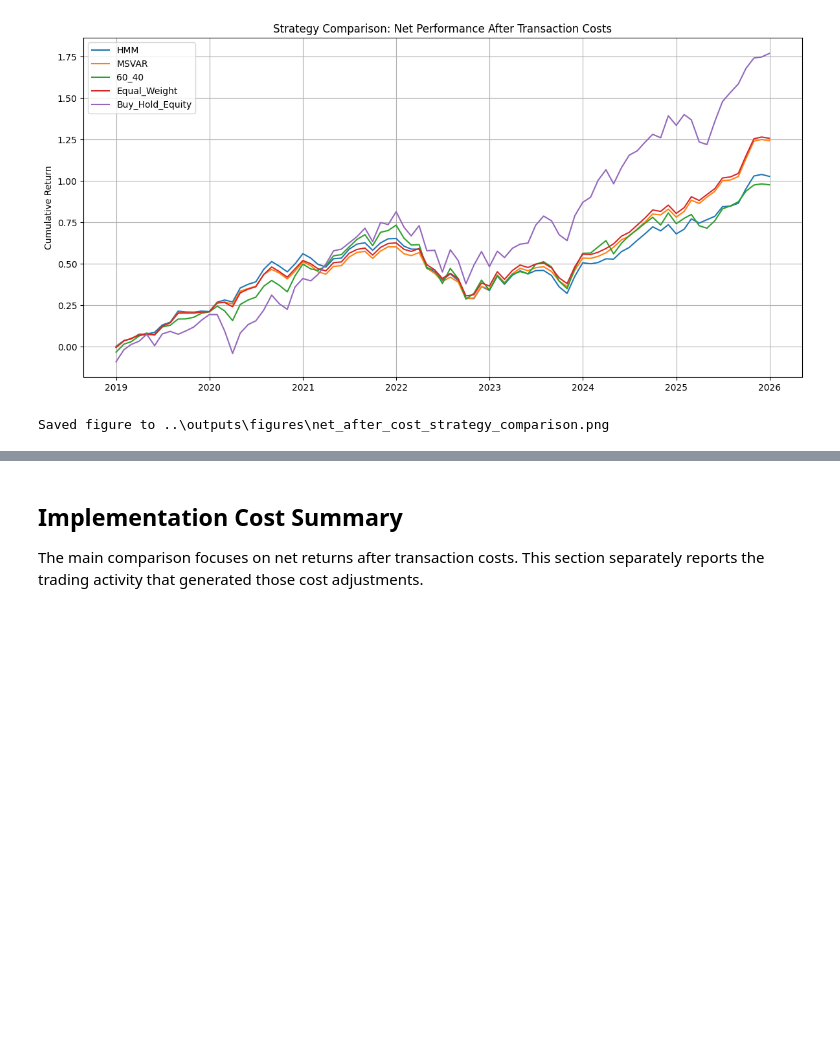
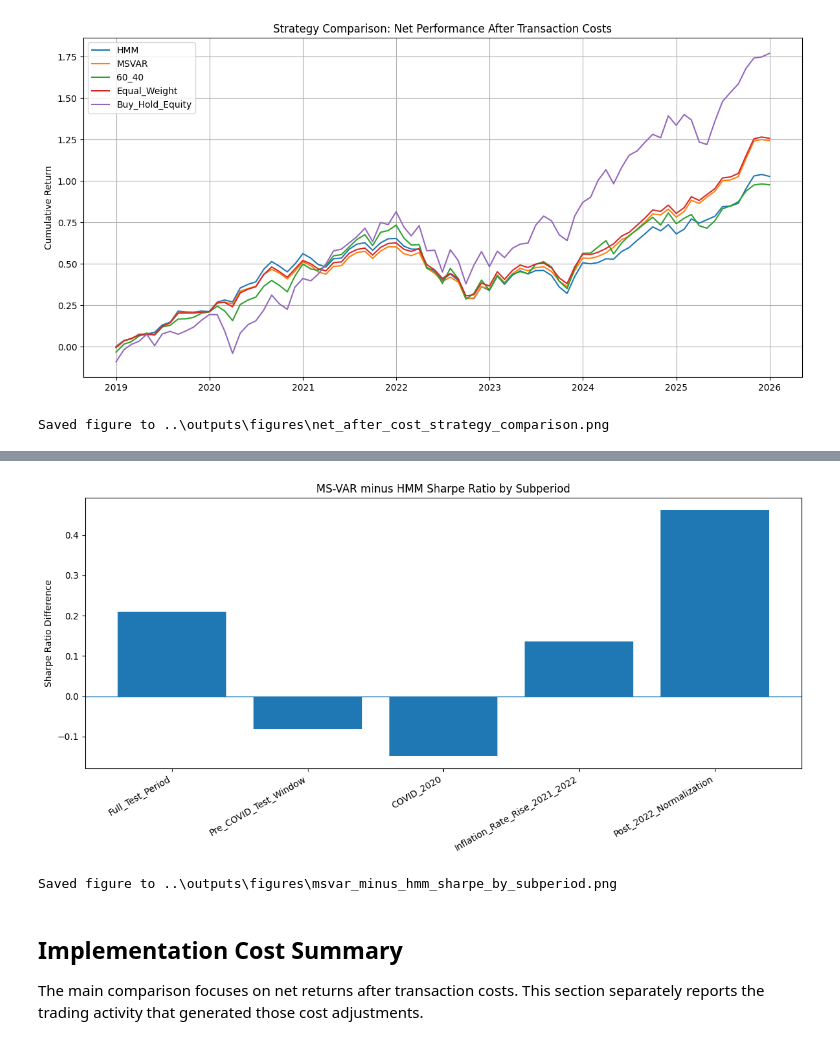
Before and after one commit to AsadAliAkhtar/Capstone_Project_Group_14085, a Jupyter notebook: notebooks/strategy_comparison_backtest.ipynb, the cells around one changed output, grey strips where cells are left out. Saved outputs shown, nothing was run; the diff lists cells and outputs as text; code cells hidden in the pictures; blank space fills up the shorter version.

Commit message:
Add test-period strategy comparison and subperiod analysis

```diff
--- a/notebooks/strategy_comparison_backtest.ipynb
+++ b/notebooks/strategy_comparison_backtest.ipynb
@@ -634,3 +833,27 @@ strategy_ranking
+# %%
+plt.figure(figsize=(12, 6))
+
+plot_data = msvar_vs_hmm_subperiod_advantage.set_index("Subperiod")
+
+plt.bar(
+    plot_data.index,
+    plot_data["MSVAR - HMM Sharpe Ratio"],
+)
+
+plt.axhline(0, linewidth=1)
+plt.title("MS-VAR minus HMM Sharpe Ratio by Subperiod")
+plt.ylabel("Sharpe Ratio Difference")
+plt.xticks(rotation=30, ha="right")
+plt.tight_layout()
+
+output_path = OUTPUT_FIGURES_DIR / "msvar_minus_hmm_sharpe_by_subperiod.png"
+plt.savefig(output_path, dpi=300)
+plt.show()
+
+print(f"Saved figure to {output_path}")
+# %% [output]
+[figure, added]
+Saved figure to ..\outputs\figures\msvar_minus_hmm_sharpe_by_subperiod.png
 # %% [markdown]
 ## Implementation Cost Summary
 
```
Also changed, not shown: parts of 6 cells of this notebook, 4 other files.
